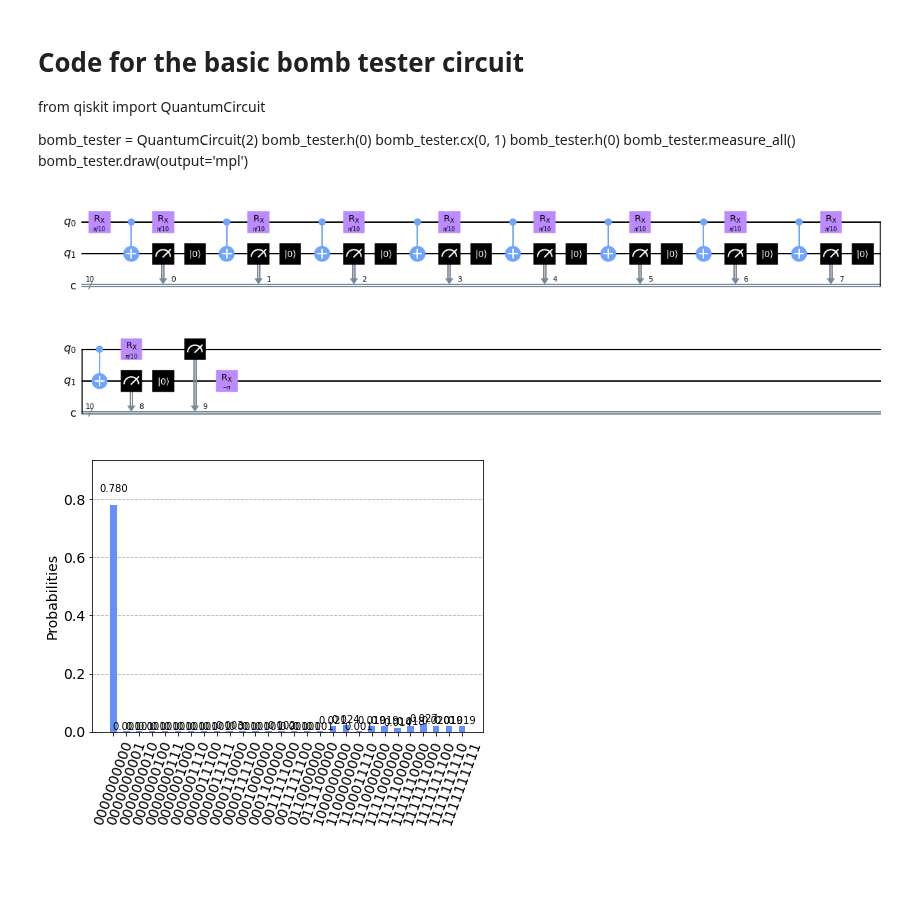
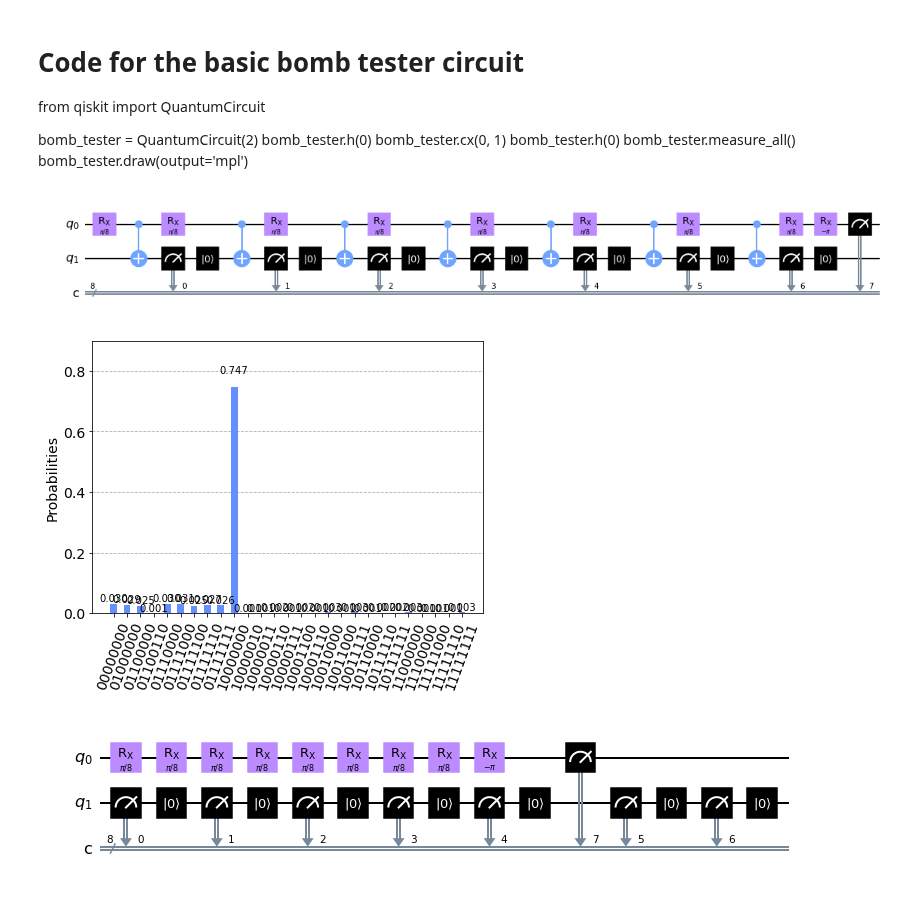
Before and after one commit to FreddyTF/QuantumBiscuit, a Jupyter notebook: Experiment-Description.ipynb, the cells around one changed output. Cells and saved outputs as stored; diff of their text form; code cells hidden in the pictures; blank space fills up the shorter version.

```diff
--- a/Experiment-Description.ipynb
+++ b/Experiment-Description.ipynb
@@ -305,36 +305,36 @@ import numpy as np
 from qiskit.circuit.library import RXGate, RYGate
 
 from qiskit.providers.aer import QasmSimulator
 from qiskit.visualization import plot_histogram
 
 simulator = QasmSimulator()
 
 
 
-cycles = 10 # Choose the number of times we want to pass our photon through the mystery box. The more, the better.
+cycles = 8 # Choose the number of times we want to pass our photon through the mystery box. The more, the better.
 theta = np.pi/cycles # The correct reflectivity of our beamsplitter is chosen for the quantum Zeno effect to work.
 
 # Create our quantum circuit
 qr = QuantumRegister(2, 'q')
 cr = ClassicalRegister(cycles, 'c')
 zeno_tester = QuantumCircuit(qr, cr)
 
 # Create a chain of our variable beamsplitters and C-NOT bombs
 for cycle in range(cycles-1):
     zeno_tester.append(RXGate(theta), [qr[0]])
     zeno_tester.cx(0, 1)
     zeno_tester.measure(qr[1],cr[cycle])
     zeno_tester.reset(qr[1])
 
 # Add a final beamsplitter
 zeno_tester.append(RXGate(theta), [qr[0]])
-zeno_tester.append(RXGate(-np.pi), [qr[1]])
+zeno_tester.append(RXGate(-np.pi), [qr[0]])
 
 #Measure our photon to predict whether there is a bomb, and measure our bomb qubit to see if it exploded.
 zeno_tester.measure(qr[0],cr[cycles-1])
 zeno_tester.draw(output='mpl')
 # %% [output]
-[figure, old version]
+[figure, new version]
 # %%
 # Running the Zeno bomb tester
 
@@ -344,4 +344,39 @@ zeno_counts = zeno_result.get_counts(zeno_tester)
 
 plot_histogram(zeno_counts)
 # %% [output]
-[figure, old version]
+[figure, new version]
+# %%
+from qiskit.circuit import QuantumRegister, ClassicalRegister
+import numpy as np
+from qiskit.circuit.library import RXGate, RYGate
+
+from qiskit.providers.aer import QasmSimulator
+from qiskit.visualization import plot_histogram
+
+simulator = QasmSimulator()
+
+
+
+cycles = 8 # Choose the number of times we want to pass our photon through the mystery box. The more, the better.
+theta = np.pi/cycles # The correct reflectivity of our beamsplitter is chosen for the quantum Zeno effect to work.
+
+# Create our quantum circuit
+qr = QuantumRegister(2, 'q')
+cr = ClassicalRegister(cycles, 'c')
+zeno_tester = QuantumCircuit(qr, cr)
+
+# Create a chain of our variable beamsplitters and C-NOT bombs
+for cycle in range(cycles-1):
+    zeno_tester.append(RXGate(theta), [qr[0]])
+    zeno_tester.measure(qr[1],cr[cycle])
+    zeno_tester.reset(qr[1])
+
+# Add a final beamsplitter
+zeno_tester.append(RXGate(theta), [qr[0]])
+zeno_tester.append(RXGate(-np.pi), [qr[0]])
+
+#Measure our photon to predict whether there is a bomb, and measure our bomb qubit to see if it exploded.
+zeno_tester.measure(qr[0],cr[cycles-1])
+zeno_tester.draw(output='mpl')
+# %% [output]
+[figure, added]
```
Also changed, not shown: parts of 2 cells of this notebook.
